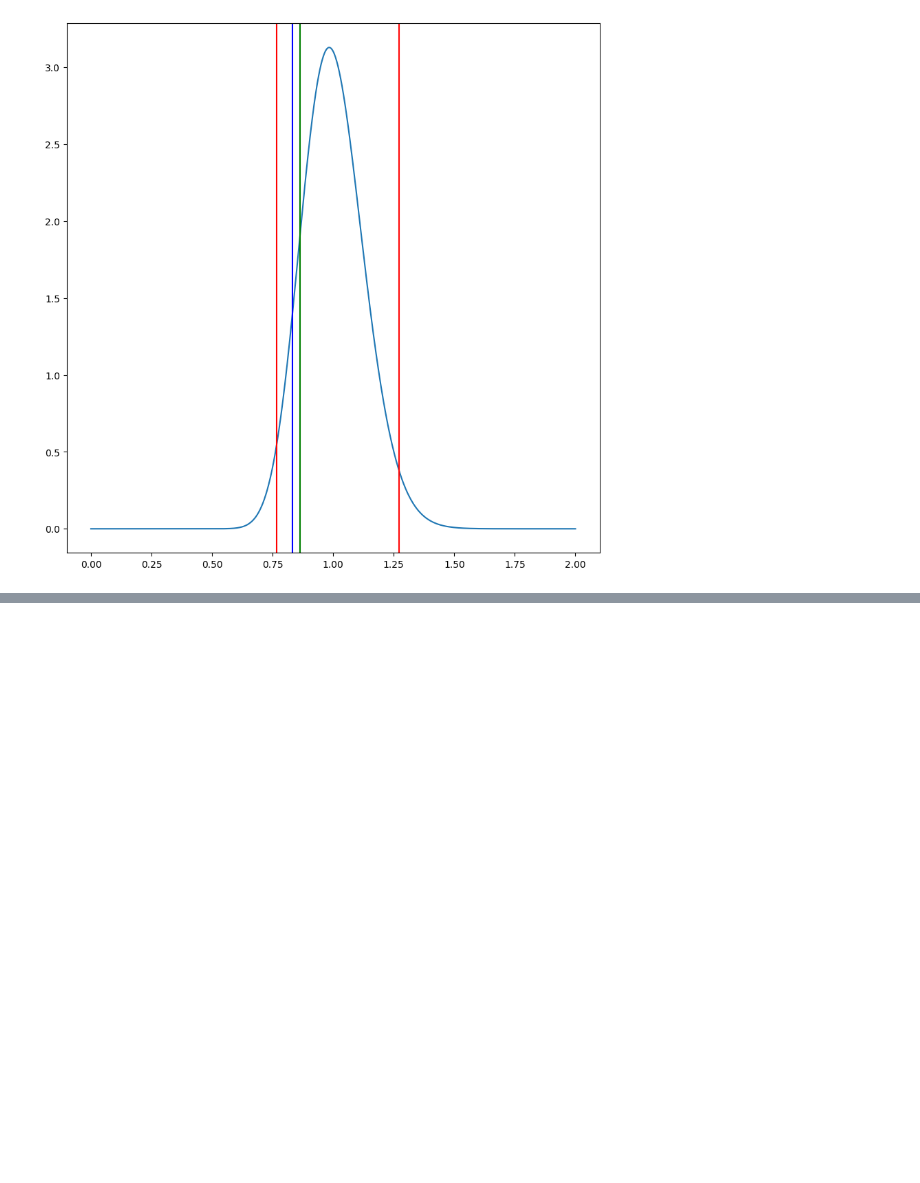
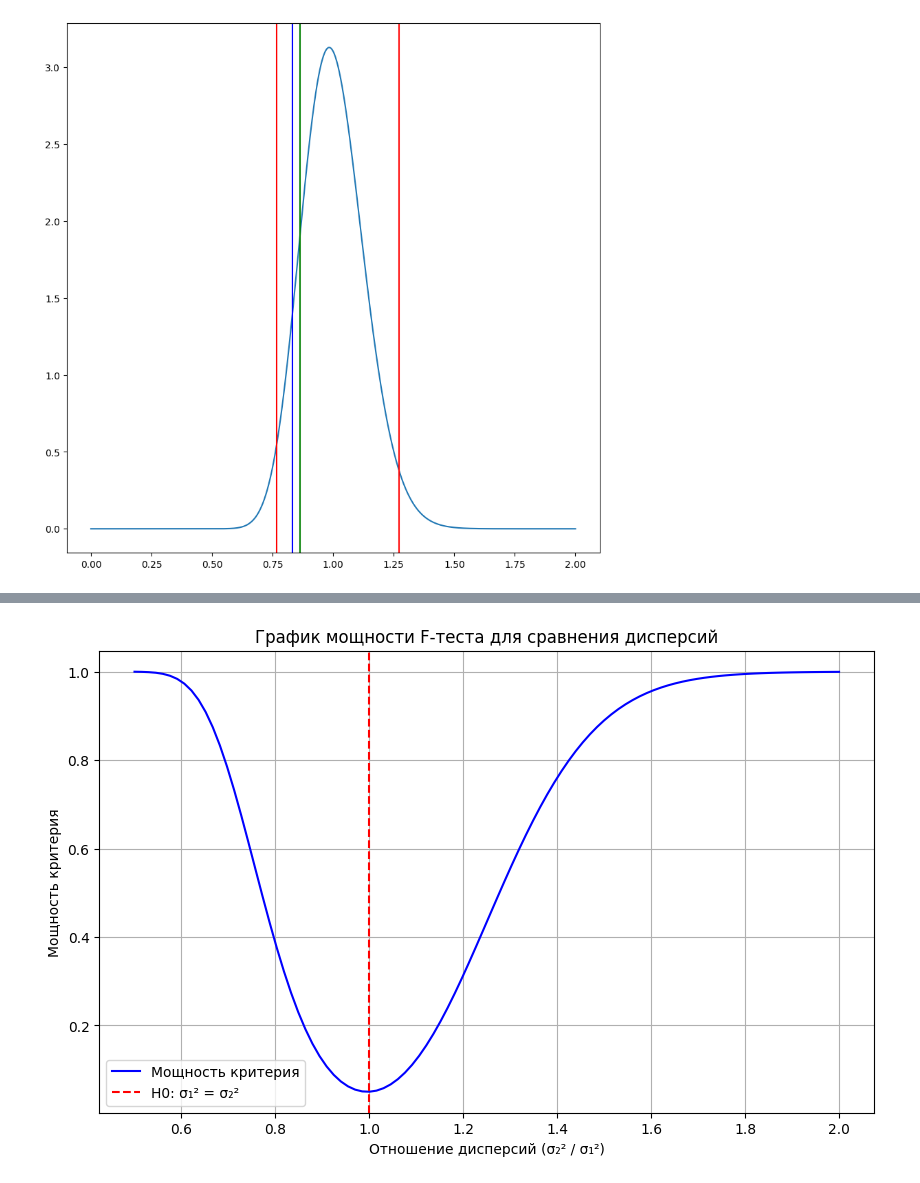
Before and after one commit to H0p1ty/MIPT_DAFE_Sem4_MathematicalStatistics, a Jupyter notebook: tasks/T13.ipynb, the cells around one changed output, grey strips where cells are left out. Drawn from its saved outputs; the diff is of its cells as text; code cells hidden in the pictures; blank space fills up the shorter version.

```diff
--- a/tasks/T13.ipynb
+++ b/tasks/T13.ipynb
@@ -66,0 +72,16 @@ plt.axvline(x=F_width, color="blue")
+# %%
+# Построение графика мощности
+lambda_vals = np.linspace(0.5, 2, 100)  # диапазон отношений дисперсий
+power = 1 - f.cdf(F_crit_upper, df1, df2, scale=lambda_vals) + f.cdf(F_crit_lower, df1, df2, scale=lambda_vals)
+
+plt.figure(figsize=(10, 6))
+plt.plot(lambda_vals, power, label="Мощность критерия", color="blue")
+plt.axvline(x=1, color="red", linestyle="--", label="H0: σ₁² = σ₂²")
+plt.xlabel("Отношение дисперсий (σ₂² / σ₁²)")
+plt.ylabel("Мощность критерия")
+plt.title("График мощности F-теста для сравнения дисперсий")
+plt.legend()
+plt.grid()
+plt.show()
+# %% [output]
+[figure, added]
```
Also changed, not shown: parts of 4 cells of this notebook, 2 other files.
